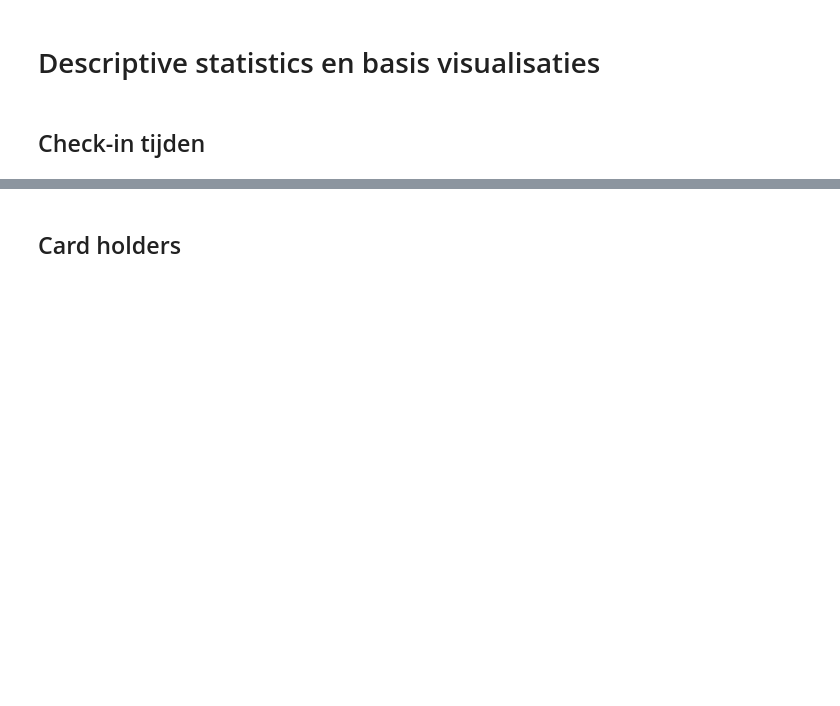
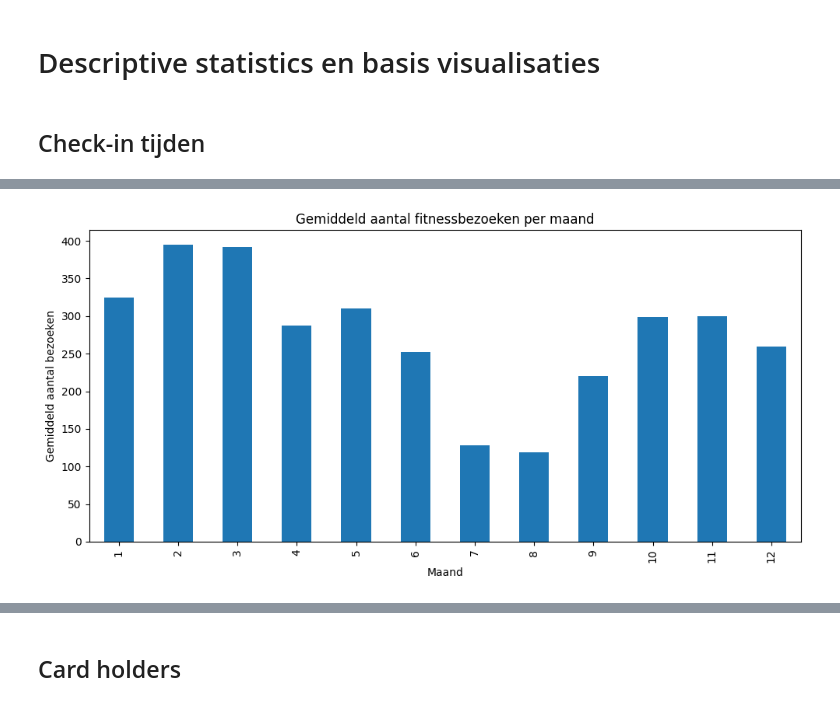
Before and after one commit to kyleholt/Data, a Jupyter notebook: Notebook eindopdracht.ipynb, the cells around one changed output, grey strips where cells are left out. Drawn from its saved outputs; the diff is of its cells as text; code cells hidden in the pictures; blank space fills up the shorter version.

```diff
--- a/Notebook eindopdracht.ipynb
+++ b/Notebook eindopdracht.ipynb
@@ -856,0 +1028,13 @@ Name: count, dtype: int64
+# %%
+# 3. Gemiddeld aantal bezoekers per maand
+gemiddelde_per_maand = df_checkin_per_dag.groupby('maand')['aantal_bezoeken'].mean()
+
+plt.figure(figsize=(10, 5))
+gemiddelde_per_maand.plot(kind='bar')
+plt.title('Gemiddeld aantal fitnessbezoeken per maand')
+plt.xlabel('Maand')
+plt.ylabel('Gemiddeld aantal bezoeken')
+plt.tight_layout()
+plt.show()
+# %% [output]
+[figure, added]
```
Also changed, not shown: parts of 11 cells of this notebook, 2 other files.
